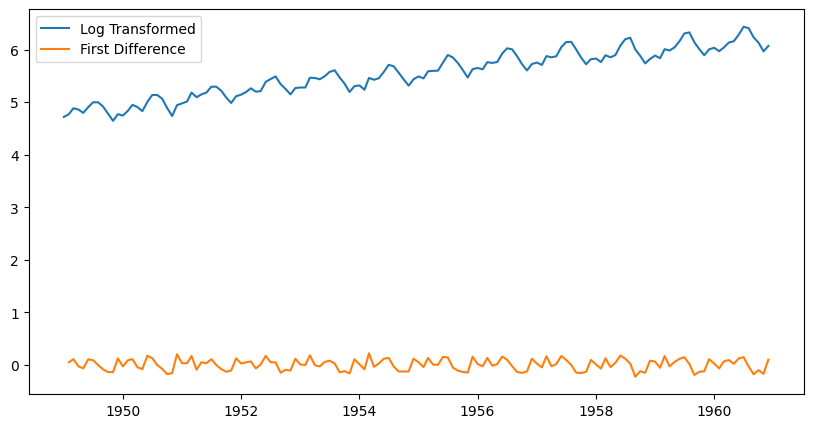
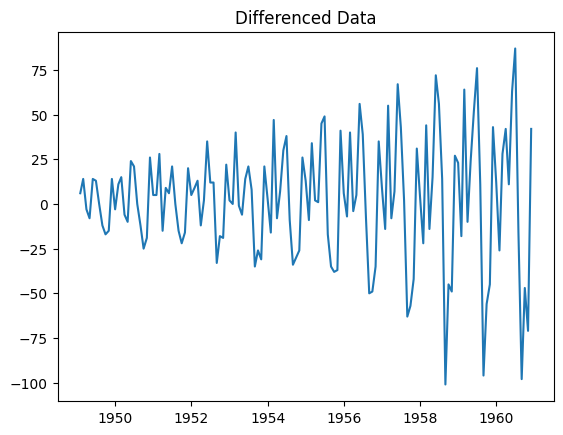
The notebook cell's code change between the first figure and the second:
--- before
+++ after
@@ -2,13 +2,7 @@
 # If it is not already, make the time series stationary
 
-import numpy as np
+df_diff = df.diff().dropna()
 
-log_series = np.log(df["Passengers"])
-diff_series = log_series.diff().dropna()
-
-# Plot
-plt.figure(figsize=(10,5))
-plt.plot(log_series, label="Log Transformed")
-plt.plot(diff_series, label="First Difference")
-plt.legend()
+plt.plot(df_diff)
+plt.title("Differenced Data")
 plt.show()

Commit: added exercises